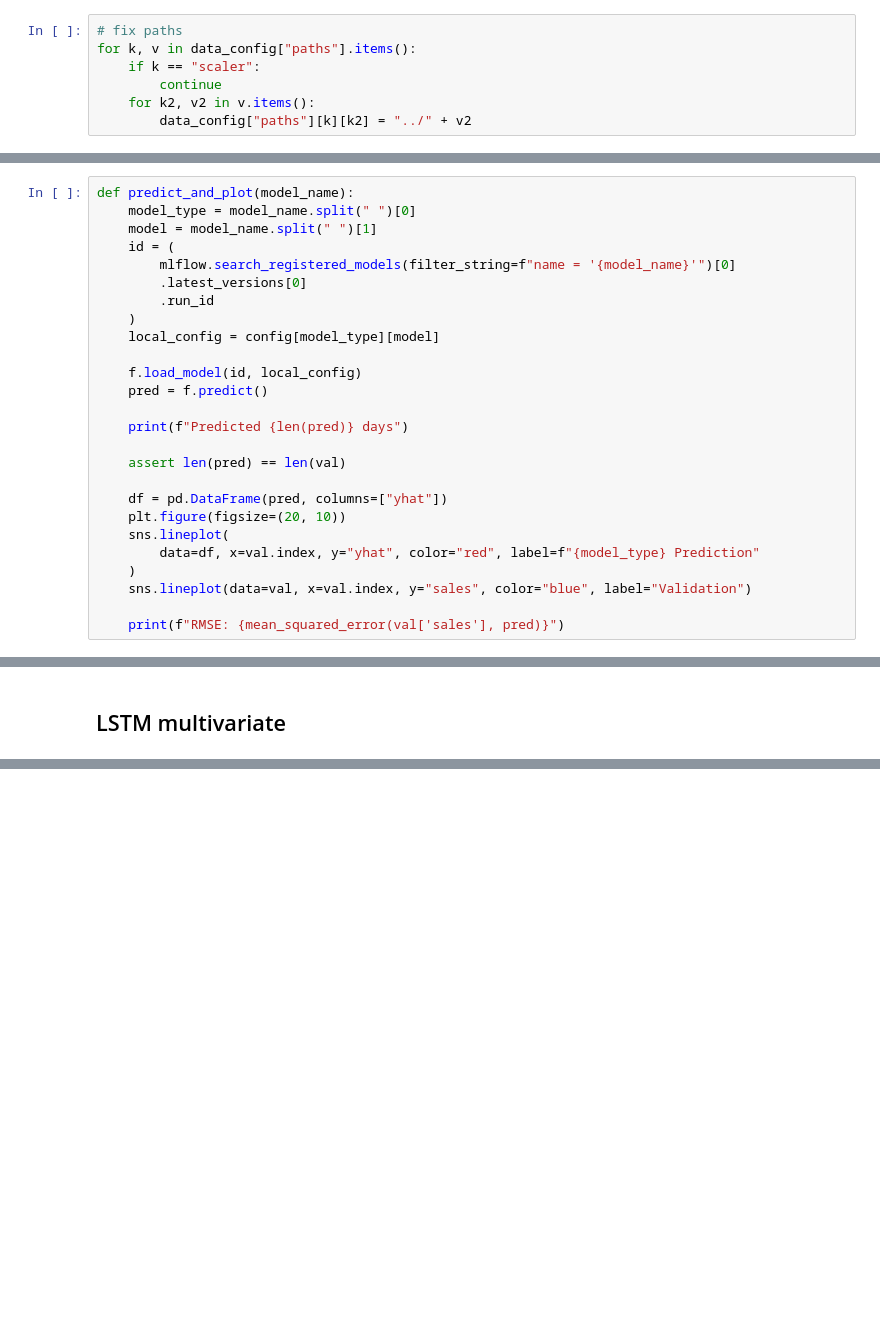
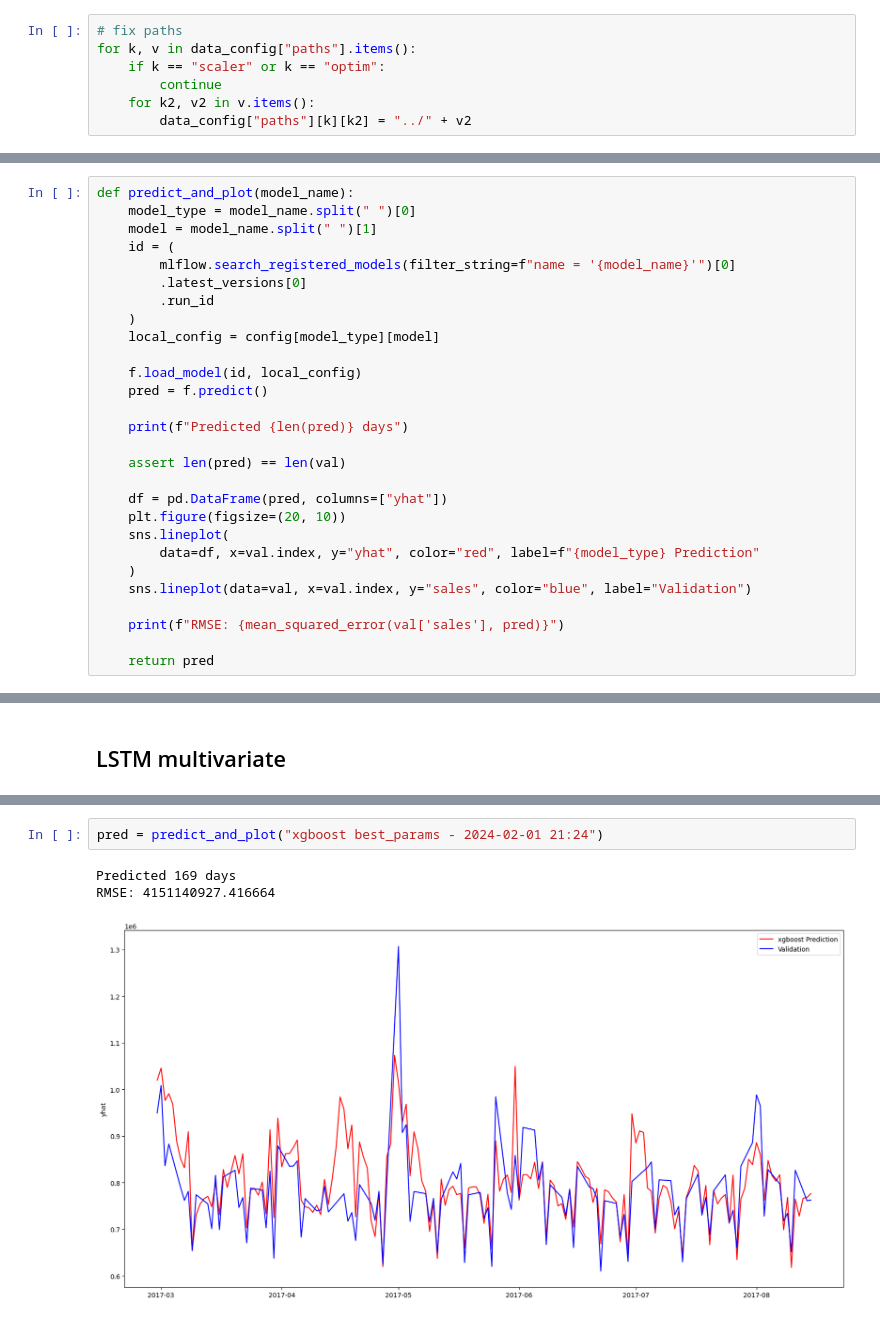
Before and after one commit to Capton1/stores-sales-forecasting-poc, a Jupyter notebook: notebooks/Model results 2 - viz.ipynb, the cells around one changed output, grey strips where cells are left out. Drawn from its saved outputs; the diff is of its cells as text; blank space fills up the shorter version.

```diff
--- a/notebooks/Model results 2 - viz.ipynb
+++ b/notebooks/Model results 2 - viz.ipynb
@@ -34,7 +25,7 @@ To enable the following instructions: AVX2 FMA, in other operations, rebuild Ten
 # %%
 # fix paths
 for k, v in data_config["paths"].items():
-    if k == "scaler":
+    if k == "scaler" or k == "optim":
         continue
     for k2, v2 in v.items():
         data_config["paths"][k][k2] = "../" + v2
@@ -104,6 +95,8 @@ def predict_and_plot(model_name):
     sns.lineplot(data=val, x=val.index, y="sales", color="blue", label="Validation")
 
     print(f"RMSE: {mean_squared_error(val['sales'], pred)}")
+
+    return pred
 # %% [markdown]
 ## Prophet
 # %%
@@ -347,0 +343,6 @@ RMSE: 230454189897.56378
+# %%
+pred = predict_and_plot("xgboost best_params - 2024-02-01 21:24")
+# %% [output]
+Predicted 169 days
+RMSE: 4151140927.416664
+[figure, added]
```
Also changed, not shown: parts of 13 cells of this notebook, 3 other files.
